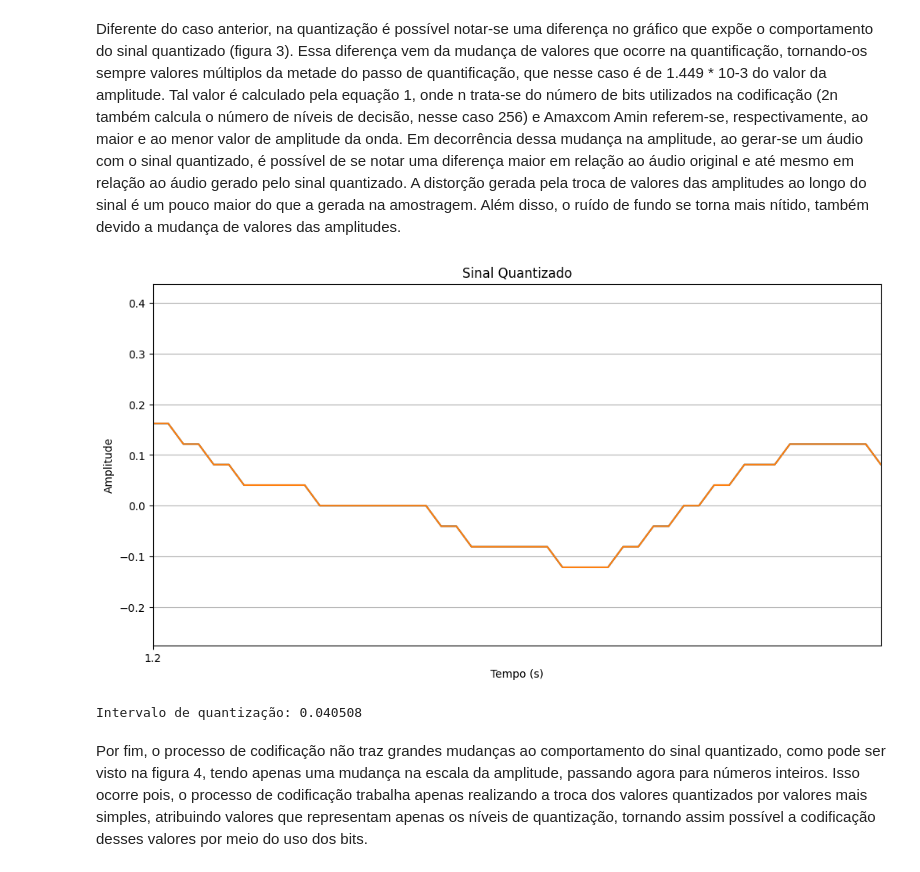
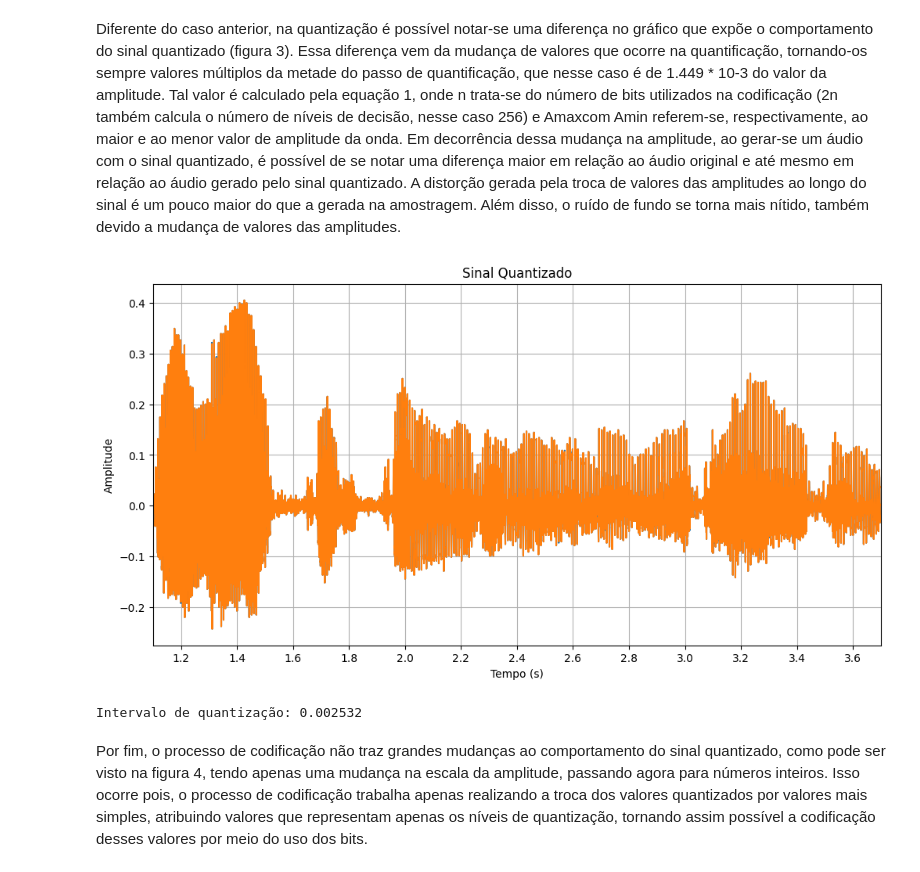
Before and after one commit to Eduelvs/Simulacoes-Telecomunicacoes, a Jupyter notebook: Lab06/lab6.ipynb, the cells around one changed output. Cells and saved outputs as stored; diff of their text form; code cells hidden in the pictures.

```diff
--- a/Lab06/lab6.ipynb
+++ b/Lab06/lab6.ipynb
@@ -104,31 +108,30 @@ Diferente do caso anterior, na quantização é possível notar-se uma diferenç
  Além disso, o ruído de fundo se torna mais nítido, também devido a mudança de valores das
  amplitudes.
 # %%
-num_bits = 4
+num_bits = 8
 num_niveis_quantizacao = 2 ** num_bits
 
 # Intervalo de quantização
 quantization_range = (np.max(sinal_amostrado) - np.min(sinal_amostrado)) / num_niveis_quantizacao
 
-# Quantização (com arredondamento semelhante ao MATLAB)
 sinal_quantizado = np.round(sinal_amostrado / quantization_range) * quantization_range
 
 # Plot do sinal quantizado
 plt.figure(figsize=(12, 6))
 plt.plot(t_amostrado, sinal_quantizado)
 plt.xticks(np.arange(0, t[-1], 0.2))
 plt.xlabel("Tempo (s)")
 plt.ylabel("Amplitude")
 plt.title("Sinal Quantizado")
-#plt.xlim([1.1, 3.7])
-plt.xlim([1.2, 1.202])  # trecho pequeno do sinal
+plt.xlim([1.1, 3.7])
+#plt.xlim([1.2, 1.202])  # trecho pequeno do sinal
 plt.grid(True)
 plt.show()
 
 print(f"Intervalo de quantização: {quantization_range:.6f}")
 # %% [output]
-[figure, old version]
+[figure, new version]
-Intervalo de quantização: 0.040508
+Intervalo de quantização: 0.002532
 # %% [markdown]
  Por fim, o processo de codificação não traz grandes mudanças ao comportamento do
  sinal quantizado, como pode ser visto na figura 4, tendo apenas uma mudança na escala da
```
Also changed, not shown: parts of 5 cells of this notebook, 3 other files.
